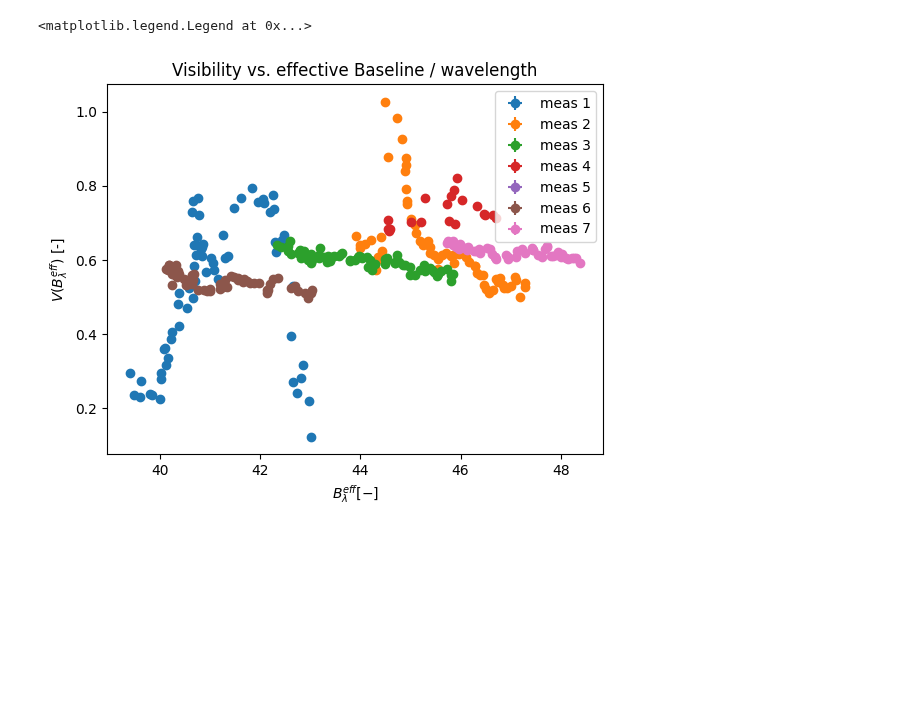
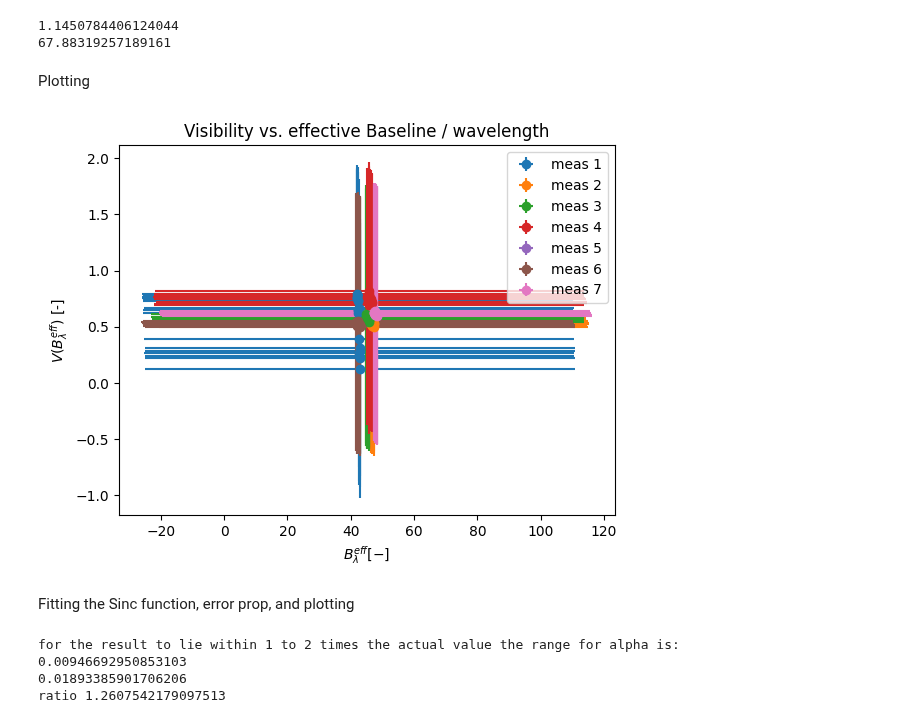
Before and after one commit to muellvin/radio-interferometry, a Jupyter notebook: data_analysis_fit.ipynb, the cells around one changed output. Cells and saved outputs as stored; diff of their text form; code cells hidden in the pictures; blank space fills up the shorter version.

```diff
--- a/data_analysis_fit.ipynb
+++ b/data_analysis_fit.ipynb
@@ -250,23 +369,69 @@ KeyboardInterrupt:
+# %%
+"""error propagation"""
+#using the filewise distribution of the params
+#for the intensity I, the std of the fit is used, since it depends on the frequency
+
+sigma_visibility = np.sqrt(np.sum(partials[1:,0]**2 * results_params[file_index, 1:, 1]**2) + partials[0,0]**2*results_params_stds[file_index,0,1]**2)
+sigma_Bl = np.sqrt(np.sum(partials[1:,1]**2 * results_params[file_index, 1:, 1]**2)+ partials[0,1]**2*results_params_stds[file_index,0,1]**2)
+print(sigma_visibility)
+print(sigma_Bl)
+# %% [output]
+1.1450784406124044
+67.88319257189161
+# %% [markdown]
+Plotting
 # %%
+#for all pairs of V and Bl of all files, the same std is taken
 useful_B = []
 useful_V = []
 useful_B_err = []
 useful_V_err = []
 
 for index, (visibilities, Bl, visibilities_err, Bl_err) in enumerate(results):
-    valid_indices =[(v, b, v_err, b_err) for v, b, v_err, b_err in zip(visibilities, Bl, visibilities_err, Bl_err) if not (abs(v) <1e-2 or abs(v)>2 or abs(b)>200 > 2 or abs(b)<5)]
+    valid_indices =[(v, b, v_err, b_err) for v, b, v_err, b_err in zip(visibilities, Bl, visibilities_err, Bl_err) if not (abs(v) <1e-2 or abs(v)>2 or abs(b)>50 > 2 or abs(b)<5)]
     vs, bs, v_errs, b_errs = zip(*valid_indices) if valid_indices else ([],[],[],[])
     useful_B.append(bs)
     useful_V.append(vs)
-    useful_B_err.append(b_errs)
-    useful_V_err.append(v_errs)
-    plt.errorbar(bs, vs, xerr=b_errs, yerr=v_errs,fmt='o', label=f"meas {index+1}")
+    useful_B_err.append(sigma_Bl)
+    useful_V_err.append(sigma_visibility)
+    plt.errorbar(bs, vs, xerr=sigma_Bl, yerr=sigma_visibility,fmt='o', label=f"meas {index+1}")
 plt.title("Visibility vs. effective Baseline / wavelength")
 plt.ylabel("$V(B_{\lambda}^{eff})$ [-]")
 plt.xlabel("$B_{\lambda}^{eff} [-]$")
 plt.legend()
 #plt.savefig("visibility_vs_effbase.png", dpi=150)
 plt.show()
 # %% [output]
-<matplotlib.legend.Legend at 0x...>
-[figure, old version]
+[figure, new version]
+# %% [markdown]
+Fitting the Sinc function, error prop, and plotting
+# %%
+def sinc_func(Bl, alpha):
+    return abs(np.sinc(Bl * alpha))
+
+useful_B_array = np.concatenate(useful_B, axis=0 )
+useful_V_array = np.concatenate(useful_V, axis=0 )
+
+print("for the result to lie within 1 to 2 times the actual value the range for alpha is:")
+print(sun_angle)
+print(2*sun_angle)
+
+lower_bounds = 0.001  # Lower bounds for S and alpha
+upper_bounds = 0.02      # Upper bounds for S and alpha
+
+
+fit_params, pcov = curve_fit(sinc_func, useful_B_array, useful_V_array, p0=[0.004], bounds=(lower_bounds, upper_bounds))
+alpha, = fit_params
+
+
+
+sun_radius = 696340 #km
+sun_distance = 147.11e6 #km
+sun_angle = 2*sun_radius/sun_distance
+
+print(f"ratio {alpha/sun_angle}")
+# %% [output]
+for the result to lie within 1 to 2 times the actual value the range for alpha is:
+0.00946692950853103
+0.01893385901706206
+ratio 1.2607542179097513
```
Also changed, not shown: parts of 12 cells of this notebook, 1 other file.
